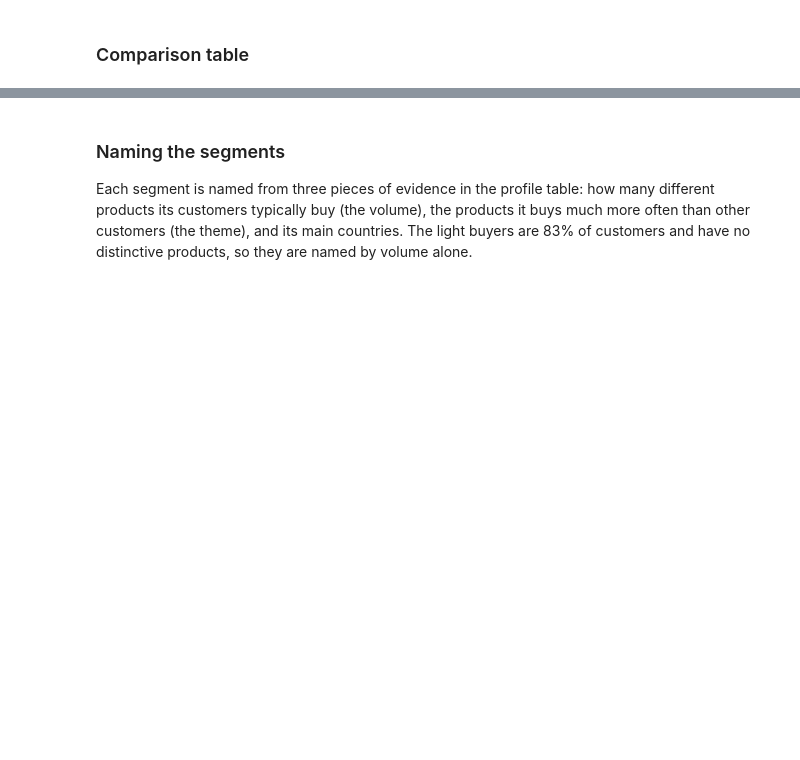
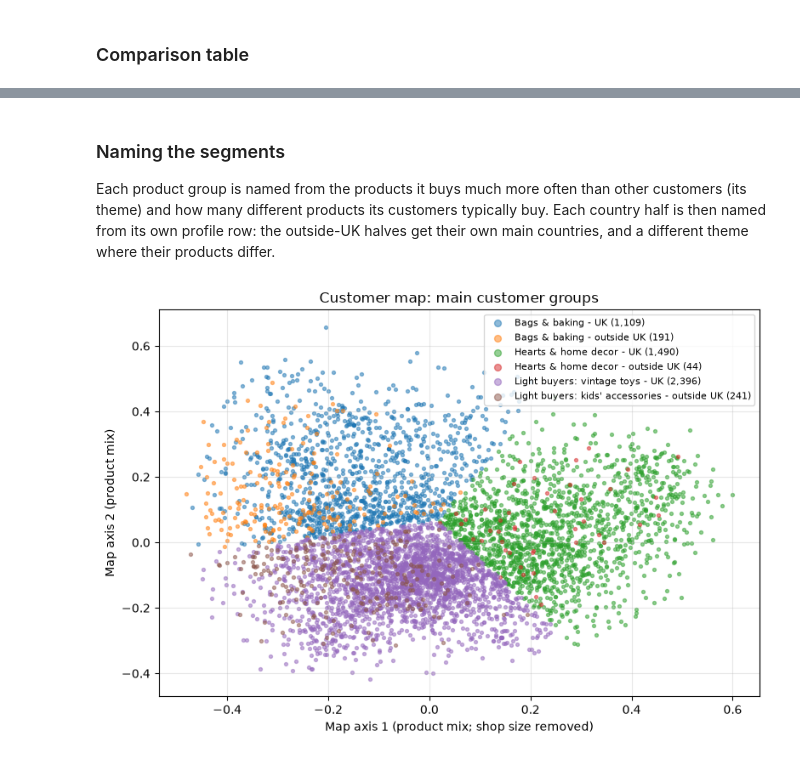
Before and after one commit to NCvibin/PCA-SVD-Project-1, a Jupyter notebook: notebooks/analysis.ipynb, the cells around one changed output, grey strips where cells are left out. Drawn from its saved outputs; the diff is of its cells as text; code cells hidden in the pictures; blank space fills up the shorter version.

```diff
--- a/notebooks/analysis.ipynb
+++ b/notebooks/analysis.ipynb
@@ -193,7 +350,7 @@ print(f"Lift over baseline: {res['lift']:.2f}x   (customers: {N:,} scorable of {
 rows = []
 for k in KS:
     f = fit_svd(A, k)
-    r = evaluate_recommender(A, product_vectors(f.product_factors), d.holdout, n=10)
+    r = evaluate_recommender(A, score_vectors(f), d.holdout, n=10)
     rows.append({"k": k, "model_hit_rate_scorable": r["model_hit_rate@10"],
                  "baseline_hit_rate_scorable": r["baseline_hit_rate@10"], "lift": r["lift"]})
 by_k = pd.DataFrame(rows)
@@ -322,5 +538,10 @@ set before looking at the groups. Each axis is standardised first, so volume doe
 # %%
-Z = map_coordinates(svd_fit.customer_factors, A)           # 2 columns; higher component 1 = bigger buyer
+# Scale each customer vector to length 1 so shop size (component 1, see ML5) drops out and only the
+# product mix is left, then project on the 2 main directions of those vectors.
+X_taste = normalize(svd_fit.customer_factors)
+map_pca = PCA(n_components=2, random_state=SEED).fit(X_taste)
+Z = map_pca.transform(X_taste)
+print(f"the 2 map axes keep {map_pca.explained_variance_ratio_.sum():.0%} of the spread of the normalised vectors")
 choice, all_labels = cluster_customers(Z, ks=(3, 4, 5, 6), seed=SEED)
 choice.to_csv(OUT / "ml6_cluster_choice.csv", index=False)
 display(choice)
@@ -327,8 +555,13 @@ display(choice)
 # %%
 N_SEGMENTS_OVERRIDE = None        # leave as None to use the best silhouette; if you override, log the reason
 N_SEGMENTS = N_SEGMENTS_OVERRIDE or int(choice.loc[choice["silhouette"].idxmax(), "n_segments"])
-labels = relabel_by_volume(all_labels[N_SEGMENTS], Z)       # segment 0 = smallest buyers, increasing
-print("number of segments:", N_SEGMENTS)
+product_group = all_labels[N_SEGMENTS]                      # fixed by random_state=SEED
+print("number of product groups:", N_SEGMENTS)
+
+# Split every product group into UK and outside-UK customers: segment = 2 x group + (outside UK)
+outside_uk = d.country != "United Kingdom"
+labels = 2 * product_group + outside_uk.astype(int)
+print("number of segments (product group x UK / outside UK):", 2 * N_SEGMENTS)
 
 profile = profile_segments(A, labels, d.names, d.country)
 overall_countries = pd.Series(d.country).value_counts(normalize=True).head(3)
@@ -338,36 +582,48 @@ with pd.option_context("display.max_colwidth", None, "display.width", 250):
 # %% [markdown]
 ### Naming the segments
 
-Each segment is named from three pieces of evidence in the profile table: how many different products its customers typically buy (the volume), the products it buys much more often than other customers (the theme), and its main countries. The light buyers are 83% of customers and have no distinctive products, so they are named by volume alone.
+Each product group is named from the products it buys much more often than other customers (its theme) and how many
+different products its customers typically buy. Each country half is then named from its own profile row: the
+outside-UK halves get their own main countries, and a different theme where their products differ.
 # %%
-SEGMENT_NAMES = {                                   # named from the profile table (see 'What the map says')
-    0: "Light buyers",
-    1: "Heavy buyers: home décor",
-    2: "Heavy buyers: party and bags",
+PRODUCT_GROUP_NAMES = {                             # named from the profile table (see 'What the map says')
+    0: "Bags & baking",
+    1: "Hearts & home decor",
+    2: "Light buyers",
 }
-assert len(SEGMENT_NAMES) == N_SEGMENTS, 'update SEGMENT_NAMES: the number of segments changed'
+SEGMENT_NAMES = {
+    0: "Bags & baking - UK",
+    1: "Bags & baking - outside UK",
+    2: "Hearts & home decor - UK",
+    3: "Hearts & home decor - outside UK",
+    4: "Light buyers: vintage toys - UK",
+    5: "Light buyers: kids' accessories - outside UK",
+}
+assert len(SEGMENT_NAMES) == 2 * N_SEGMENTS, 'update SEGMENT_NAMES: the number of segments changed'
 
 names_per_customer = np.array([SEGMENT_NAMES[s] for s in labels])
 sizes = pd.Series(labels).value_counts().sort_index()
 
 fig, ax = plt.subplots(figsize=(8, 5.5))
-for s in range(N_SEGMENTS):
+for s in range(2 * N_SEGMENTS):
     m = labels == s
     ax.scatter(Z[m, 0], Z[m, 1], s=8, alpha=0.5, label=f"{SEGMENT_NAMES[s]} ({sizes[s]:,})")
-if Z[:, 0].min() > 0:
-    ax.set_xscale("log")
-ax.set_xlabel("Component 1: overall buying volume (higher = bigger buyer)")
-ax.set_ylabel("Component 2")
+ax.set_xlabel("Map axis 1 (product mix; shop size removed)")
+ax.set_ylabel("Map axis 2 (product mix)")
 ax.set_title("Customer map: main customer groups")
 ax.grid(alpha=0.3)
 ax.legend(markerscale=2, fontsize=8)
 fig.tight_layout()
 fig.savefig(OUT / "ml6_customer_map.png", dpi=150)
 plt.show()
 
 segments = profile.copy()
 segments.insert(1, "name", segments["segment"].map(SEGMENT_NAMES))
+segments.insert(2, "product_group", (segments["segment"] // 2).map(PRODUCT_GROUP_NAMES))
+segments.insert(3, "region", np.where(segments["segment"] % 2 == 1, "outside UK", "UK"))
 segments.to_csv(OUT / "ml6_segments.csv", index=False)          # no customer IDs anywhere (R4)
+# %% [output]
+[figure, added]
 # %% [markdown]
 ### What the map says
 
```
Also changed, not shown: parts of 30 cells of this notebook.
